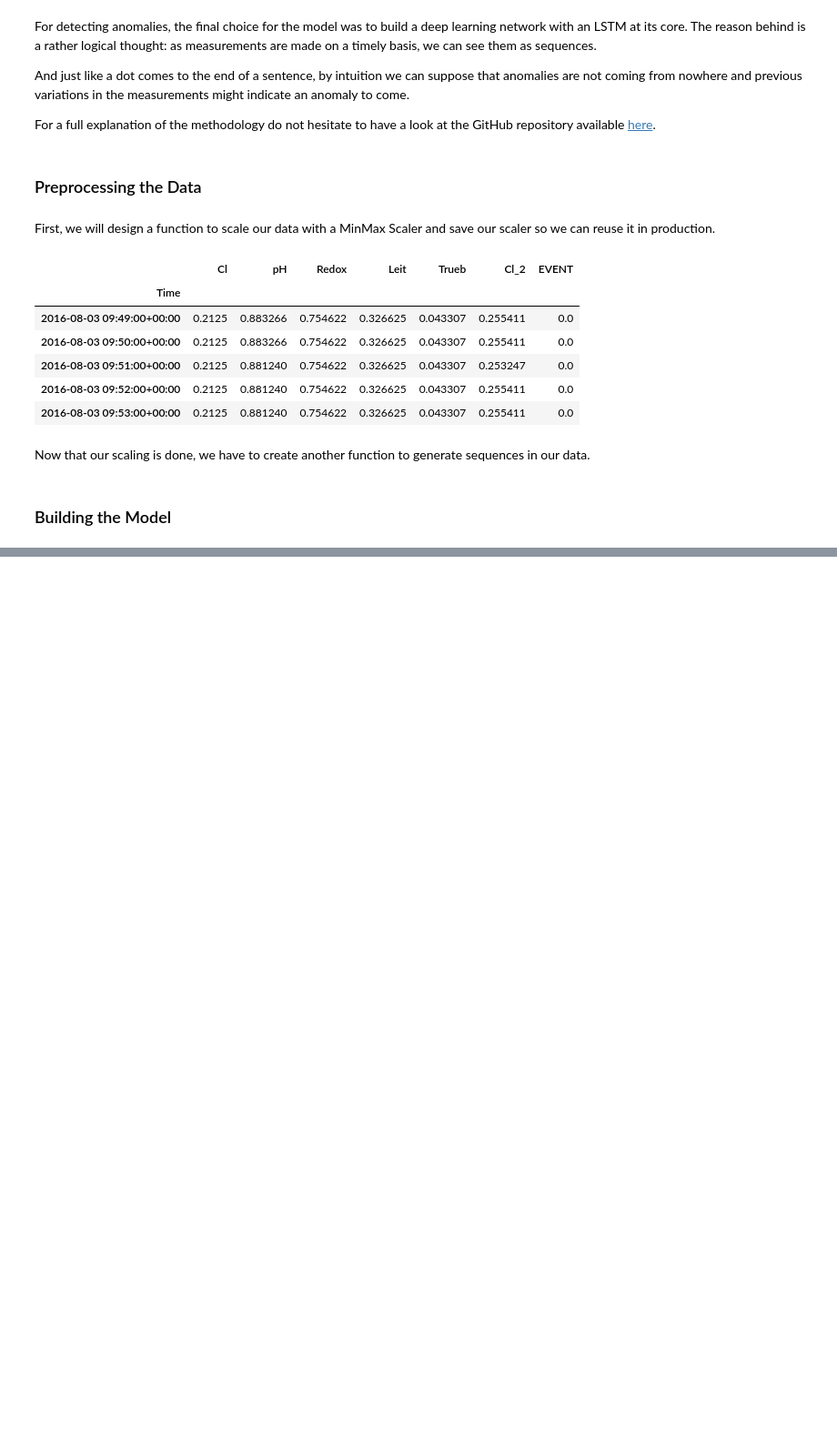
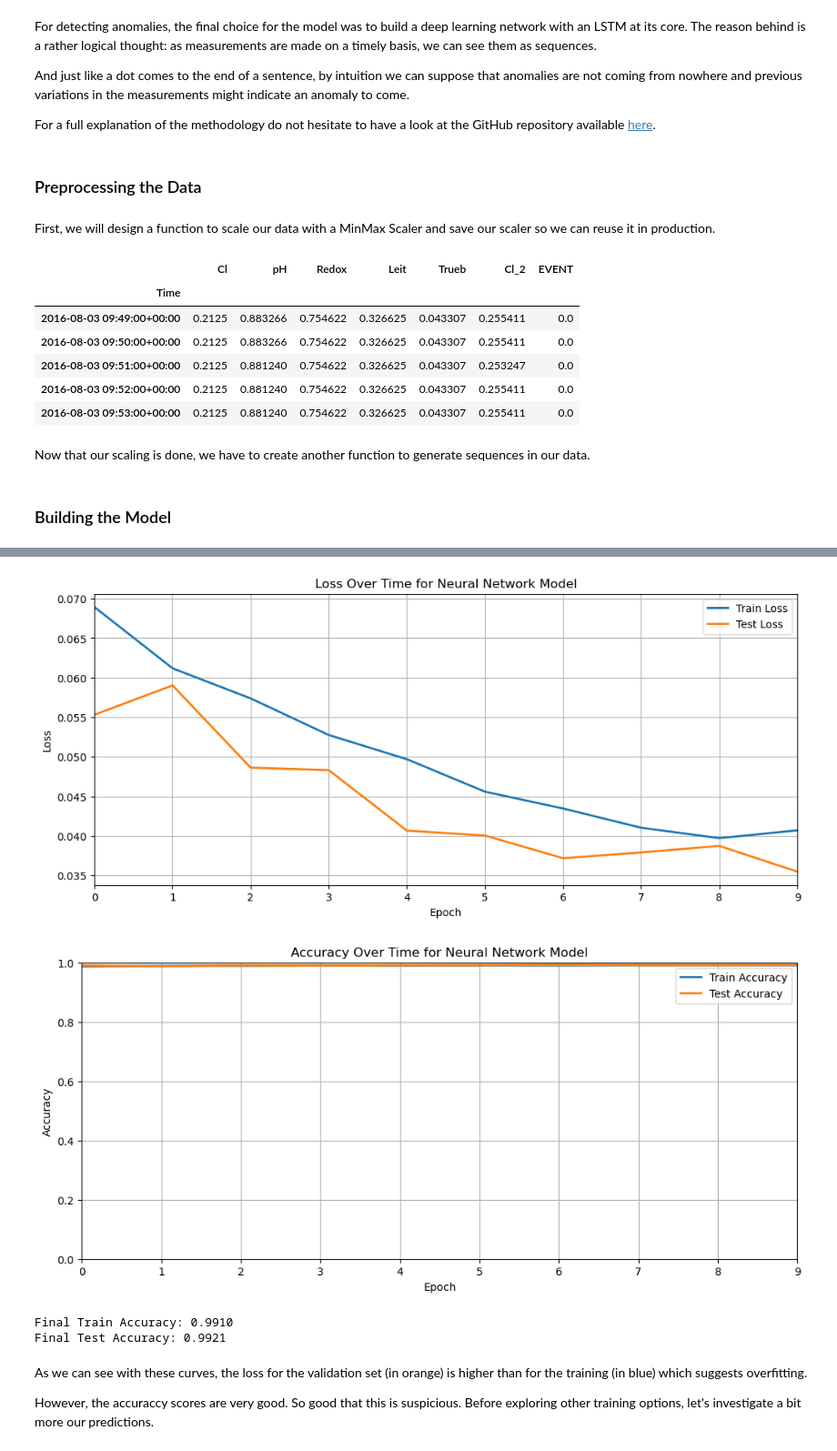
Before and after one commit to julienguyet/water_quality, a Jupyter notebook: notebooks/detect_water_anomalies.ipynb, the cells around one changed output, grey strips where cells are left out. Shown at 91% size. Saved outputs shown, nothing was run; the diff lists cells and outputs as text; code cells hidden in the pictures; blank space fills up the shorter version.

Commit message:
updates following training

```diff
--- a/notebooks/detect_water_anomalies.ipynb
+++ b/notebooks/detect_water_anomalies.ipynb
@@ -380,7 +382,8 @@ def data_preprocessing(df: pd.DataFrame, folder: str) -> pd.DataFrame:
 
     return df
 # %%
-df = pd.read_csv("../data/raw/waterDataTraining.csv")
+data_path = "../data/raw/waterDataTraining.csv"
+df = pd.read_csv(data_path)
 data = data_preprocessing(df=df, folder="../preprocessors/")
 # %%
 data.head()
@@ -494,2 +535,11 @@ KeyboardInterrupt:
 # %%
-plot_results(history)
+plot_training_history(history)
+# %% [output]
+[figure, added]
+[figure, added]
+Final Train Accuracy: 0.9910
+Final Test Accuracy: 0.9921
+# %% [markdown]
+As we can see with these curves, the loss for the validation set (in orange) is higher than for the training (in blue) which suggests overfitting.
+
+However, the accuraccy scores are very good. So good that this is suspicious. Before exploring other training options, let's investigate a bit more our predictions.
```
Also changed, not shown: parts of 31 cells of this notebook, 7 other files.
